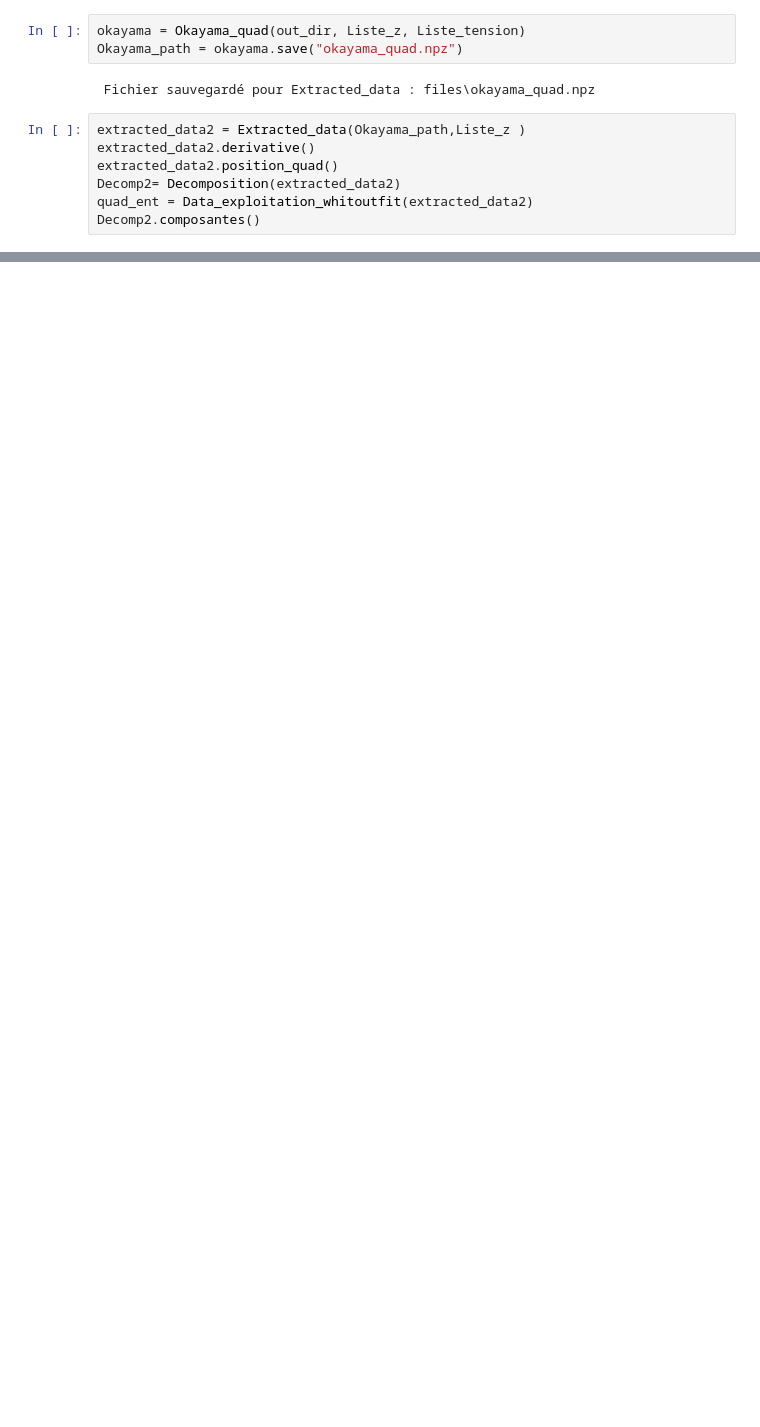
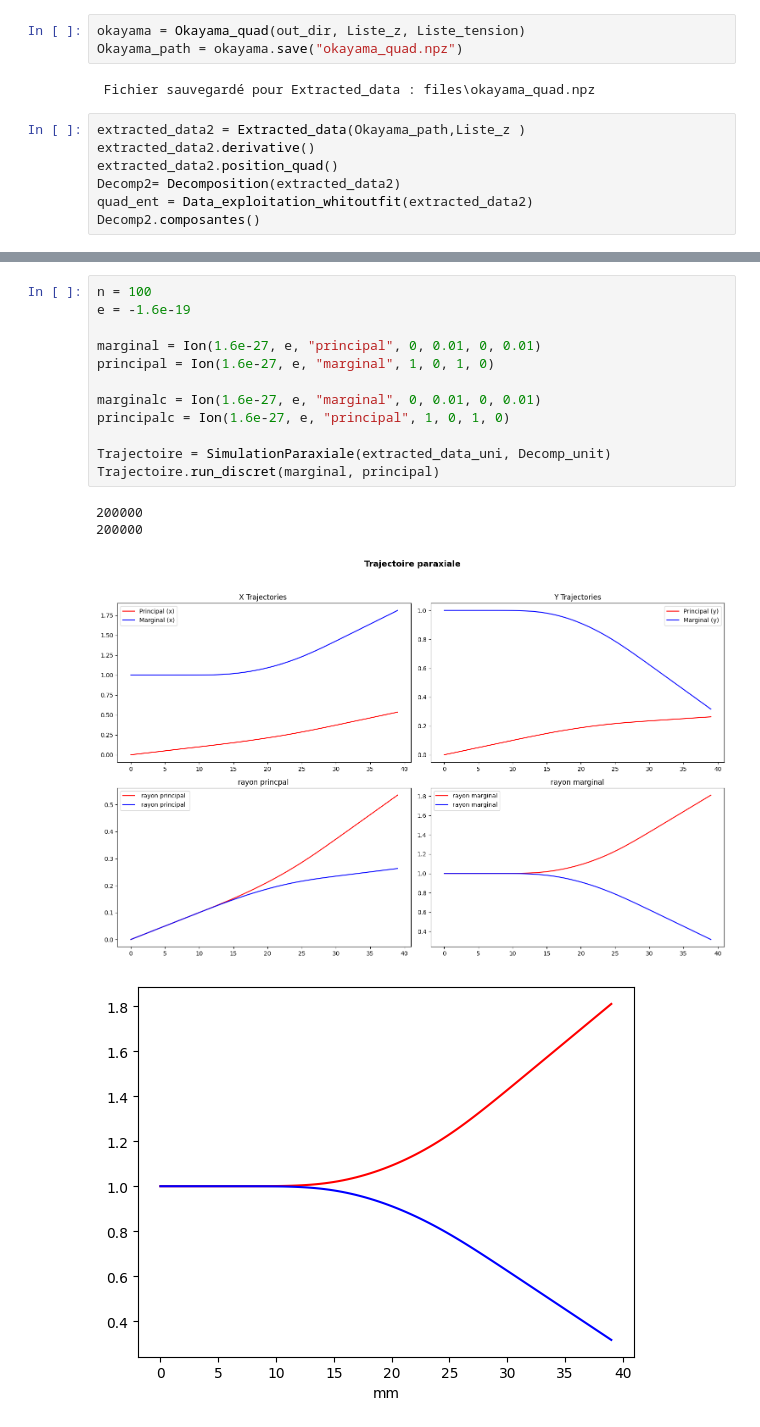
Before and after one commit to louise-lammertyn/projet-multi-code, a Jupyter notebook: Quadrupole_model/Data_exploitation.ipynb, the cells around one changed output, grey strips where cells are left out. Cells and saved outputs as stored; diff of their text form; blank space fills up the shorter version.

```diff
--- a/Quadrupole_model/Data_exploitation.ipynb
+++ b/Quadrupole_model/Data_exploitation.ipynb
@@ -194,0 +221,17 @@ Trajectoire.run_discret(marginal, principal)
+# %%
+n = 100
+e = -1.6e-19
+
+marginal = Ion(1.6e-27, e, "principal", 0, 0.01, 0, 0.01)
+principal = Ion(1.6e-27, e, "marginal", 1, 0, 1, 0)
+
+marginalc = Ion(1.6e-27, e, "marginal", 0, 0.01, 0, 0.01)
+principalc = Ion(1.6e-27, e, "principal", 1, 0, 1, 0)
+
+Trajectoire = SimulationParaxiale(extracted_data_uni, Decomp_unit)
+Trajectoire.run_discret(marginal, principal)
+# %% [output]
+200000
+200000
+[figure, added]
+[figure, added]
```
Also changed, not shown: parts of 5 cells of this notebook, 5 other files.
